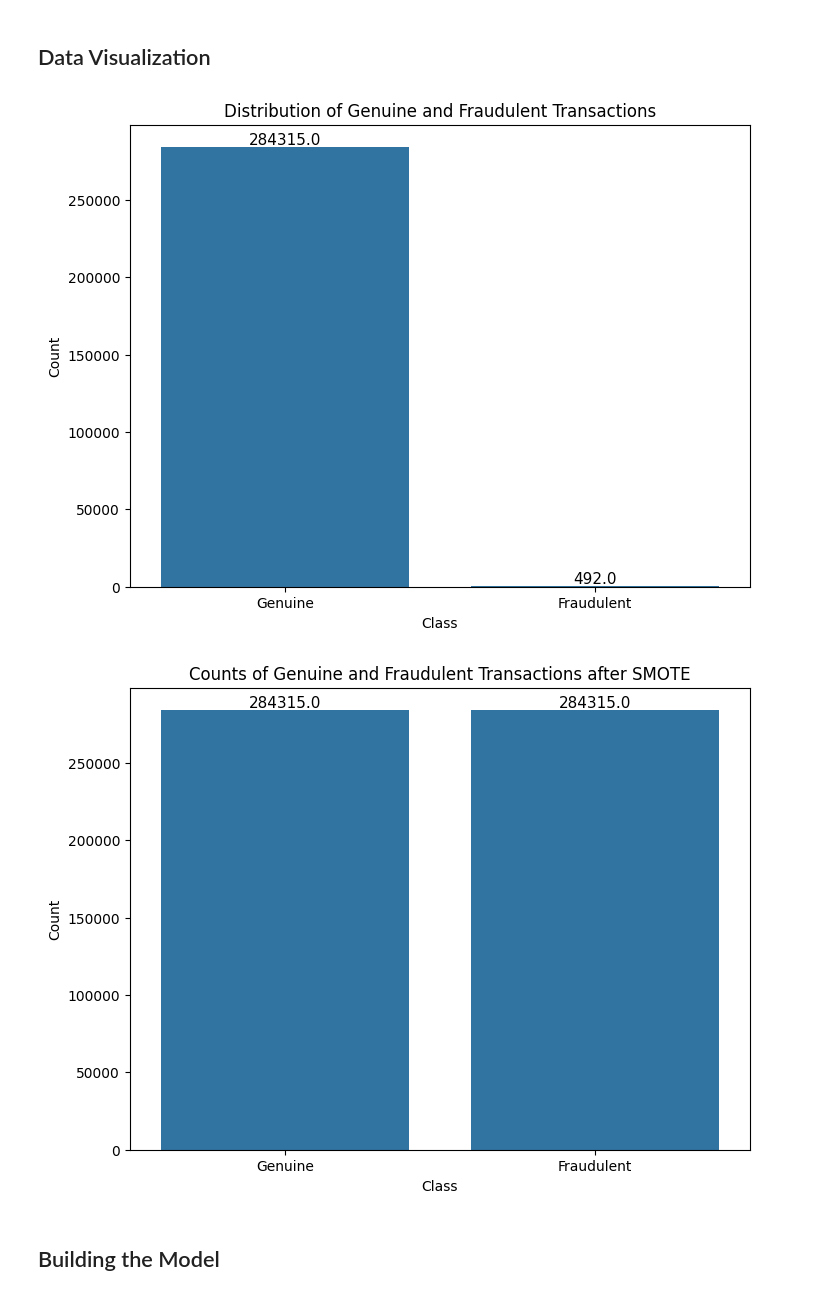
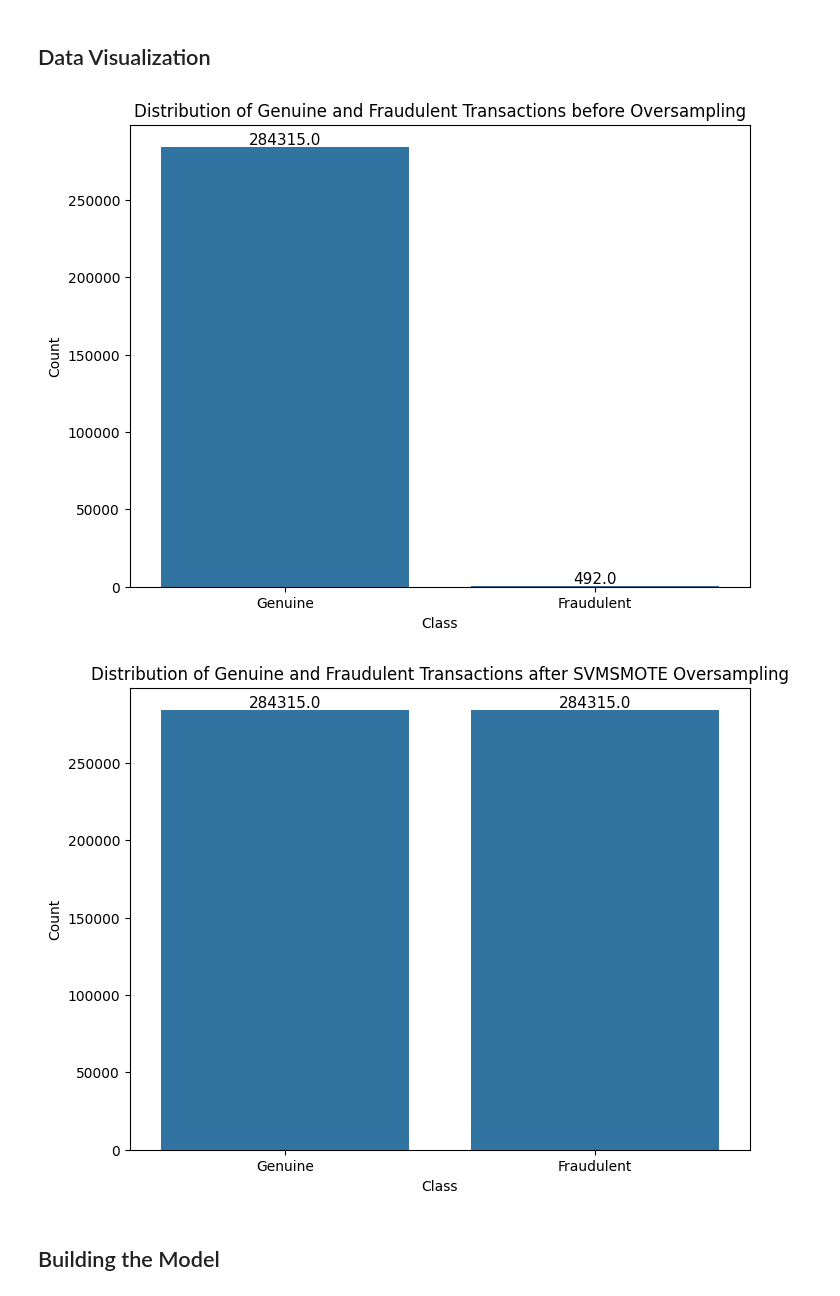
Before and after one commit to Deepak-B-G/CODSOFT, a Jupyter notebook: Task-05/Task-05.ipynb, the cells around one changed output. Saved outputs shown, nothing was run; the diff lists cells and outputs as text; code cells hidden in the pictures.

```diff
--- a/Task-05/Task-05.ipynb
+++ b/Task-05/Task-05.ipynb
@@ -63,15 +66,15 @@ creditcard_df.iloc[:, 1:-1] = scaler.fit_transform(creditcard_df.iloc[:, 1:-1])
 # Handling class imbalance
 X = creditcard_df.iloc[:, :-1]
 y = creditcard_df['Class']
-smote = SMOTE(random_state=42)
-X_resampled, y_resampled = smote.fit_resample(X, y)
+svmsmote = SVMSMOTE(random_state=42)
+X_resampled, y_resampled = svmsmote.fit_resample(X, y)
 # %% [markdown]
 ## Data Visualization
 # %%
-# Plot the distribution of genuine and fraudulent transactions
+# Plot the distribution of genuine and fraudulent transactions before oversampling
 plt.figure(figsize=(8, 6))
 ax = sns.countplot(x='Class', data=creditcard_df)
-plt.title('Distribution of Genuine and Fraudulent Transactions')
+plt.title('Distribution of Genuine and Fraudulent Transactions before Oversampling')
 plt.xlabel('Class')
 plt.ylabel('Count')
 plt.xticks([0, 1], ['Genuine', 'Fraudulent'])
@@ -82,23 +85,23 @@ for p in ax.patches:
 
 plt.show()
 # %% [output]
-[figure, old version]
+[figure, new version]
 # %%
-# Visualize the counts of genuine and fraudulent transactions
+# Plot the distribution of genuine and fraudulent transactions after SVMSMOTE oversampling
 plt.figure(figsize=(8, 6))
 ax = sns.countplot(x=y_resampled)
-plt.title('Counts of Genuine and Fraudulent Transactions after SMOTE')
+plt.title('Distribution of Genuine and Fraudulent Transactions after SVMSMOTE Oversampling')
 plt.xlabel('Class')
 plt.ylabel('Count')
 plt.xticks([0, 1], ['Genuine', 'Fraudulent'])
 
 # Add count numbers on top of each bar
 for p in ax.patches:
     ax.annotate(f'{p.get_height()}', (p.get_x() + p.get_width() / 2., p.get_height()), ha='center', va='center', fontsize=11, color='black', xytext=(0, 5), textcoords='offset points')
 
 plt.show()
 # %% [output]
-[figure, old version]
+[figure, new version]
 # %% [markdown]
 ## Building the Model
 # %%
```
Also changed, not shown: parts of 5 cells of this notebook, 1 other file.
